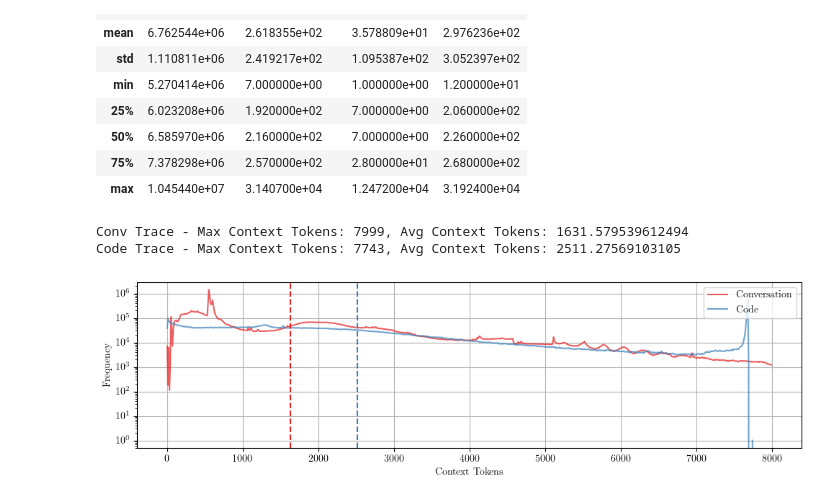
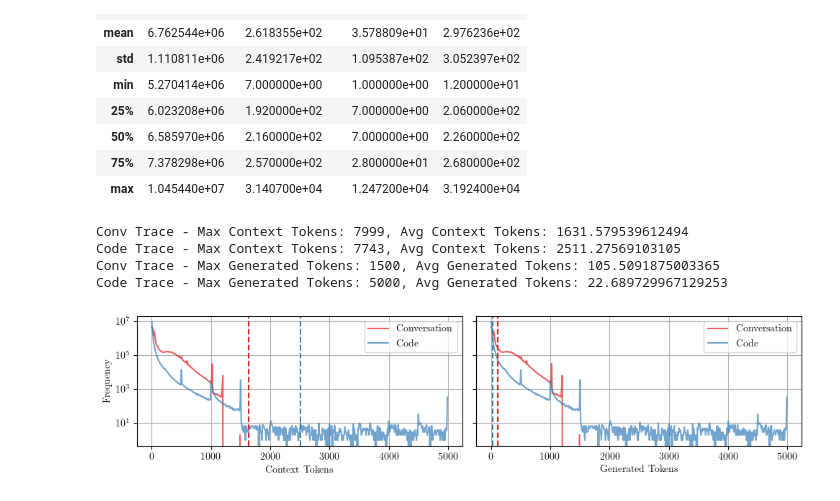
Before and after one commit to NathanRignall/llm-scheduling, a Jupyter notebook: notebooks/traces.ipynb, the cells around one changed output. Drawn from its saved outputs; the diff is of its cells as text; code cells hidden in the pictures.

```diff
--- a/notebooks/traces.ipynb
+++ b/notebooks/traces.ipynb
@@ -63,33 +63,60 @@ burst_trace_df.describe()
 # %%
 # extract the context tokens from the conv trace
 conv_max_context_tokens = conv_trace_df['ContextTokens'].max()
 conv_bins = np.arange(0, conv_max_context_tokens + 10, 10)
 conv_hist, conv_bin_edges = np.histogram(conv_trace_df['ContextTokens'], bins=conv_bins)
 conv_avg_context_tokens = conv_trace_df['ContextTokens'].mean()
 print(f"Conv Trace - Max Context Tokens: {conv_max_context_tokens}, Avg Context Tokens: {conv_avg_context_tokens}")
 
 # extract the context tokens from the code trace
 code_max_context_tokens = code_trace_df['ContextTokens'].max()
 code_bins = np.arange(0, code_max_context_tokens + 10, 10)
 code_hist, code_bin_edges = np.histogram(code_trace_df['ContextTokens'], bins=code_bins)
 code_avg_context_tokens = code_trace_df['ContextTokens'].mean()
 print(f"Code Trace - Max Context Tokens: {code_max_context_tokens}, Avg Context Tokens: {code_avg_context_tokens}")
 
-# Plot histogram
-plt.figure(figsize=(10, 3))
-plt.plot(conv_bin_edges[:-1], conv_hist, alpha=0.7, label='Conversation')
-plt.plot(code_bin_edges[:-1], code_hist, alpha=0.7, label='Code')
-plt.axvline(x=conv_avg_context_tokens, linestyle='--', color='C0')
-plt.axvline(x=code_avg_context_tokens, linestyle='--', color='C1')
-# plt.title("Context Tokens Distribution (Azure LLM)")
-plt.xlabel("Context Tokens")
-plt.ylabel("Frequency")
-plt.grid()
-plt.yscale('log')
-plt.legend(loc='upper right')
+# extract the generated tokens from the conv trace
+conv_max_generated_tokens = conv_trace_df['GeneratedTokens'].max()
+conv_bins = np.arange(0, conv_max_generated_tokens + 10, 10)
+conv_hist, conv_bin_edges = np.histogram(conv_trace_df['GeneratedTokens'], bins=conv_bins)
+conv_avg_generated_tokens = conv_trace_df['GeneratedTokens'].mean()
+print(f"Conv Trace - Max Generated Tokens: {conv_max_generated_tokens}, Avg Generated Tokens: {conv_avg_generated_tokens}")
+
+# extract the generated tokens from the code trace
+code_max_generated_tokens = code_trace_df['GeneratedTokens'].max()
+code_bins = np.arange(0, code_max_generated_tokens + 10, 10)
+code_hist, code_bin_edges = np.histogram(code_trace_df['GeneratedTokens'], bins=code_bins)
+code_avg_generated_tokens = code_trace_df['GeneratedTokens'].mean()
+print(f"Code Trace - Max Generated Tokens: {code_max_generated_tokens}, Avg Generated Tokens: {code_avg_generated_tokens}")
+
+fig, axes = plt.subplots(1, 2, figsize=(10, 2.5), sharey=True)
+
+# left: context tokens
+axes[0].plot(conv_bin_edges[:-1], conv_hist, alpha=0.7, label='Conversation')
+axes[0].plot(code_bin_edges[:-1], code_hist, alpha=0.7, label='Code')
+axes[0].axvline(conv_avg_context_tokens, linestyle='--', color='C0')
+axes[0].axvline(code_avg_context_tokens,  linestyle='--', color='C1')
+axes[0].set_xlabel("Context Tokens")
+axes[0].set_ylabel("Frequency")
+axes[0].set_yscale('log')
+axes[0].grid(True)
+axes[0].legend(loc='upper right')
+
+# right: generated tokens
+axes[1].plot(conv_bin_edges[:-1], conv_hist, alpha=0.7, label='Conversation')
+axes[1].plot(code_bin_edges[:-1], code_hist, alpha=0.7, label='Code')
+axes[1].axvline(conv_avg_generated_tokens, linestyle='--', color='C0')
+axes[1].axvline(code_avg_generated_tokens,  linestyle='--', color='C1')
+axes[1].set_xlabel("Generated Tokens")
+axes[1].set_yscale('log')
+axes[1].grid(True)
+axes[1].legend(loc='upper right')
+
 plt.tight_layout()
-plt.savefig(f"{FIGURE_SAVE_LOCATION}{FIGURE_PREFILE}azure_context_tokens_distribution.pdf", bbox_inches='tight')
+fig.savefig(f"{FIGURE_SAVE_LOCATION}{FIGURE_PREFILE}azure.pdf", bbox_inches='tight')
 # %% [output]
 Conv Trace - Max Context Tokens: 7999, Avg Context Tokens: 1631.579539612494
 Code Trace - Max Context Tokens: 7743, Avg Context Tokens: 2511.27569103105
+Conv Trace - Max Generated Tokens: 1500, Avg Generated Tokens: 105.5091875003365
+Code Trace - Max Generated Tokens: 5000, Avg Generated Tokens: 22.689729967129253
-[figure, old version]
+[figure, new version]
```
Also changed, not shown: parts of 9 cells of this notebook, 4 other files.
